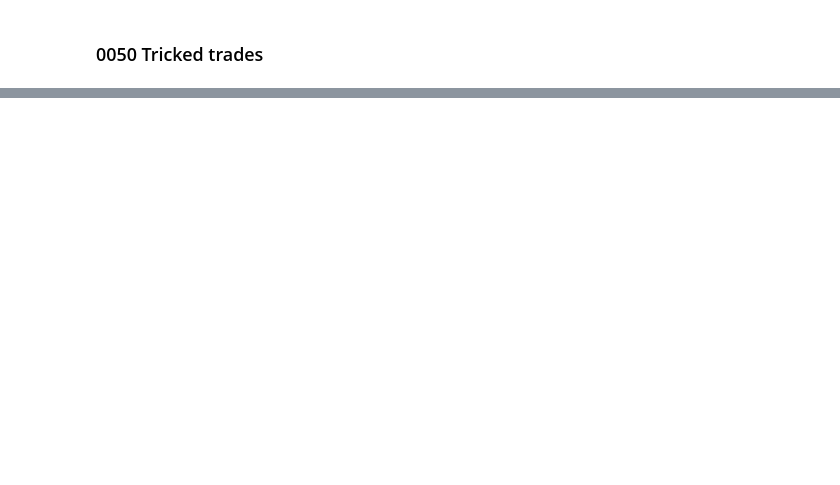
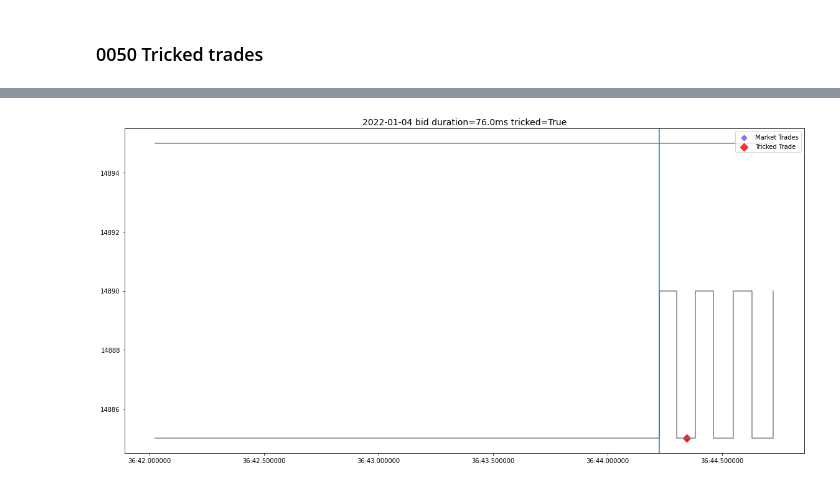
Before and after one commit to anthonywah/mafs6100-order-placement-strategy, a Jupyter notebook: stage-5.ipynb, the cells around one changed output, grey strips where cells are left out. Saved outputs shown, nothing was run; the diff lists cells and outputs as text; code cells hidden in the pictures; blank space fills up the shorter version.

```diff
--- a/stage-5.ipynb
+++ b/stage-5.ipynb
@@ -67,3 +86,5 @@ foc_0050.plot(100, 17)
 # %%
-foc_0050.plot(100, 162)
+foc_0050.plot_quote(100, 162)
+# %% [output]
+[figure, added]
 # %%
```
Also changed, not shown: parts of 10 cells of this notebook.
